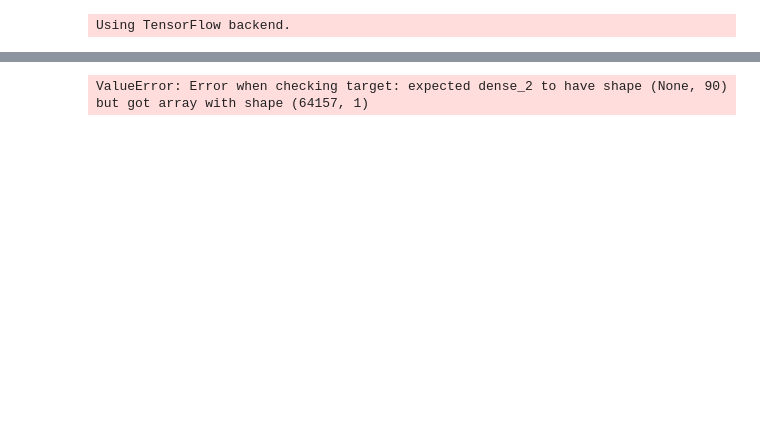
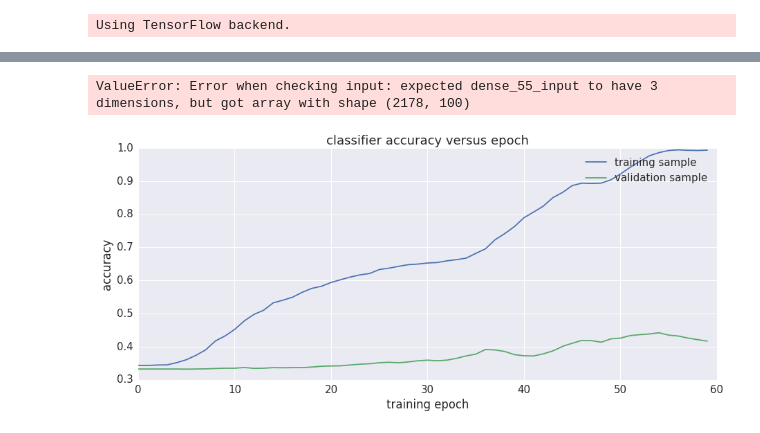
Before and after one commit to joehahn/tf-text-classification-demo, a Jupyter notebook: dl.ipynb, the cells around one changed output, grey strips where cells are left out. Saved outputs shown, nothing was run; the diff lists cells and outputs as text; code cells hidden in the pictures; blank space fills up the shorter version.

```diff
--- a/dl.ipynb
+++ b/dl.ipynb
@@ -234,6 +270,6 @@ spiders 22
 # %%
 #generate tokenizer
-vocabulary_size = 1000
+vocabulary_size = 52014
 N_inputs = 100
 from keras.preprocessing.text import Tokenizer
 from keras.preprocessing.sequence import pad_sequences
@@ -298,0 +344,5 @@ print y_validate[123]
+# %%
+#get validation x,y with x-values being tokenized and y values onehot-encoded
+x_valid, y_valid = tokenize(validate, tokenizer)
+print 'x_valid.shape = ', x_valid.shape
+print 'y_valid.shape = ', y_valid.shape
@@ -311,0 +433,16 @@ model.compile(loss=loss_fn, optimizer='adam', metrics=['accuracy'])
+# %%
+#build the lstm model to the training data
+N_training_epochs = 60
+batch_size = 3000
+embedding_vector_length = 50
+conv1d_kernel_size = 4
+print 'N_training_epochs = ', N_training_epochs
+print 'batch_size = ', batch_size
+print 'number of samples = ', x_train.shape[0] + x_valid.shape[0]
+print 'vocabulary_size = ', vocabulary_size
+print 'embedding_vector_length = ', embedding_vector_length
+print 'conv1d_kernel_size = ', conv1d_kernel_size
+print 'N_inputs = ', N_inputs, x_train.shape[1]
+print 'N_outputs = ', N_outputs, y_train.shape[1]
+#lstm_model = build_lstm_model(N_inputs, N_outputs, vocabulary_size, embedding_vector_length, conv1d_kernel_size)
+lstm_model = build_lstm_model(N_inputs, N_outputs)
@@ -312,8 +458,6 @@ model.compile(loss=loss_fn, optimizer='adam', metrics=['accuracy'])
 # %%
-#fit the model to the training data
-N_training_epochs = 1
-loss_history = model.fit(x_train, y_train, epochs=N_training_epochs, batch_size=64, verbose=1)#, \
-#    validation_data=(x_validate, y_validate))
-Embedding?
+#fit model to the training data
+fit_history = lstm_model.fit(x_train, y_train, epochs=N_training_epochs, batch_size=batch_size, verbose=0, \
+    validation_data=(x_valid, y_valid))
 # %% [output]
-ValueError: Error when checking target: expected dense_2 to have shape (None, 90) but got array with shape (64157, 1)
+ValueError: Error when checking input: expected dense_55_input to have 3 dimensions, but got array with shape (2178, 100)
@@ -339,0 +464,15 @@ y_test_pred
+# %%
+#plot accuracy vs training epoch
+fig, ax = plt.subplots(1,1, figsize=(15, 6))
+xp = fit_history.epoch
+yp = fit_history.history['acc']
+ax.plot(xp, yp, label='training sample')
+yp = fit_history.history['val_acc']
+ax.plot(xp, yp, label='validation sample')
+ax.set_title('classifier accuracy versus epoch')
+ax.set_ylabel('accuracy')
+ax.set_xlabel('training epoch')
+ax.legend()
+plt.savefig('figs/accuracy.png')
+# %% [output]
+[figure, added]
```
Also changed, not shown: parts of 28 cells of this notebook, 2 other files.
